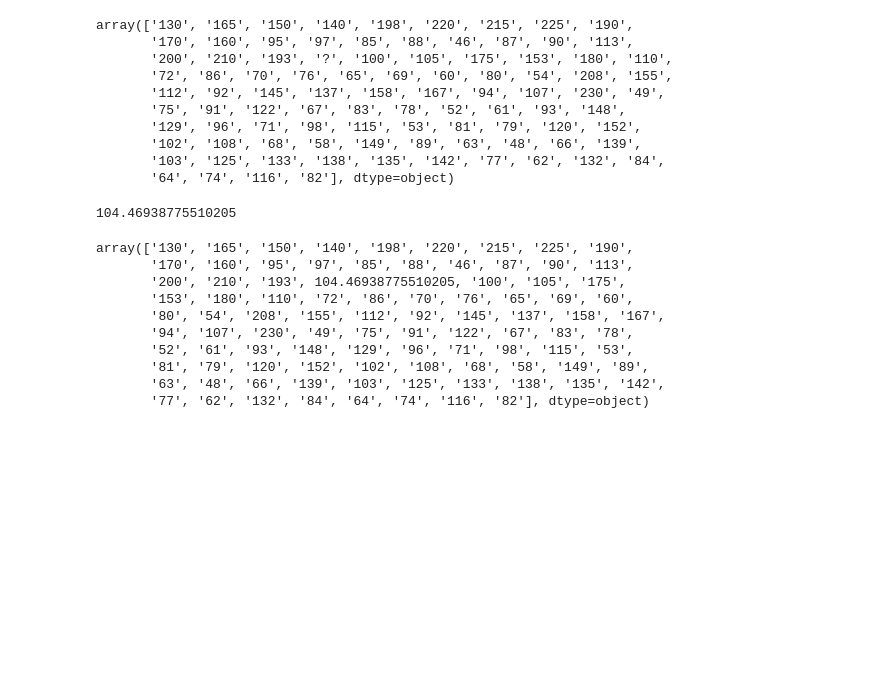
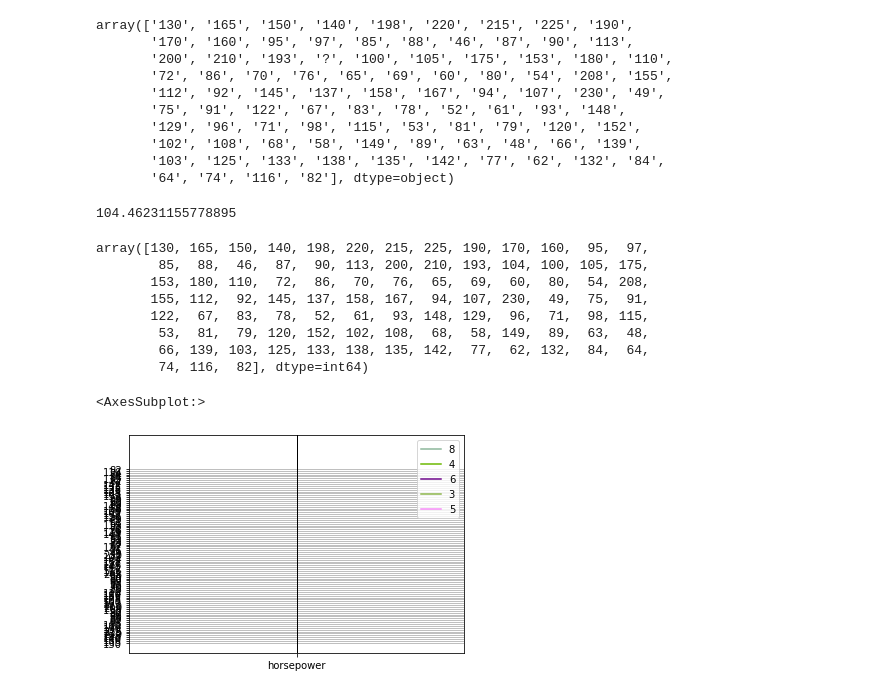
Before and after one commit to patelneel070/pthon-2-fsd, a Jupyter notebook: Untitled4.ipynb, the cells around one changed output. Saved outputs shown, nothing was run; the diff lists cells and outputs as text; code cells hidden in the pictures; blank space fills up the shorter version.

```diff
--- a/Untitled4.ipynb
+++ b/Untitled4.ipynb
@@ -295,20 +302,23 @@ array(['130', '165', '150', '140', '198', '220', '215', '225', '190',
        '103', '125', '133', '138', '135', '142', '77', '62', '132', '84',
        '64', '74', '116', '82'], dtype=object)
 # %%
-auto[auto['horsepower']!='?']['horsepower'].astype('int').mean()
+auto[auto['horsepower']!='?']['horsepower'].astype('int64').mean()
 # %% [output]
-104.46938775510205
+104.46231155778895
 # %%
-auto['horsepower']=auto['horsepower'].replace("?",auto[auto['horsepower']!='?']['horsepower'].astype('int').mean())
+auto['horsepower']=auto['horsepower'].replace("?",auto[auto['horsepower']!='?']['horsepower'].astype('int64').mean()).astype('int64')
 auto.horsepower.unique()
 # %% [output]
-array(['130', '165', '150', '140', '198', '220', '215', '225', '190',
-       '170', '160', '95', '97', '85', '88', '46', '87', '90', '113',
-       '200', '210', '193', 104.46938775510205, '100', '105', '175',
-       '153', '180', '110', '72', '86', '70', '76', '65', '69', '60',
-       '80', '54', '208', '155', '112', '92', '145', '137', '158', '167',
-       '94', '107', '230', '49', '75', '91', '122', '67', '83', '78',
-       '52', '61', '93', '148', '129', '96', '71', '98', '115', '53',
-       '81', '79', '120', '152', '102', '108', '68', '58', '149', '89',
-       '63', '48', '66', '139', '103', '125', '133', '138', '135', '142',
-       '77', '62', '132', '84', '64', '74', '116', '82'], dtype=object)
+array([130, 165, 150, 140, 198, 220, 215, 225, 190, 170, 160,  95,  97,
+        85,  88,  46,  87,  90, 113, 200, 210, 193, 104, 100, 105, 175,
+       153, 180, 110,  72,  86,  70,  76,  65,  69,  60,  80,  54, 208,
+       155, 112,  92, 145, 137, 158, 167,  94, 107, 230,  49,  75,  91,
+       122,  67,  83,  78,  52,  61,  93, 148, 129,  96,  71,  98, 115,
+        53,  81,  79, 120, 152, 102, 108,  68,  58, 149,  89,  63,  48,
+        66, 139, 103, 125, 133, 138, 135, 142,  77,  62, 132,  84,  64,
+        74, 116,  82], dtype=int64)
+# %%
+pd.plotting.parallel_coordinates(auto,'cylinders',['horsepower'])
+# %% [output]
+<AxesSubplot:>
+[figure, added]
```
Also changed, not shown: parts of 14 cells of this notebook.
